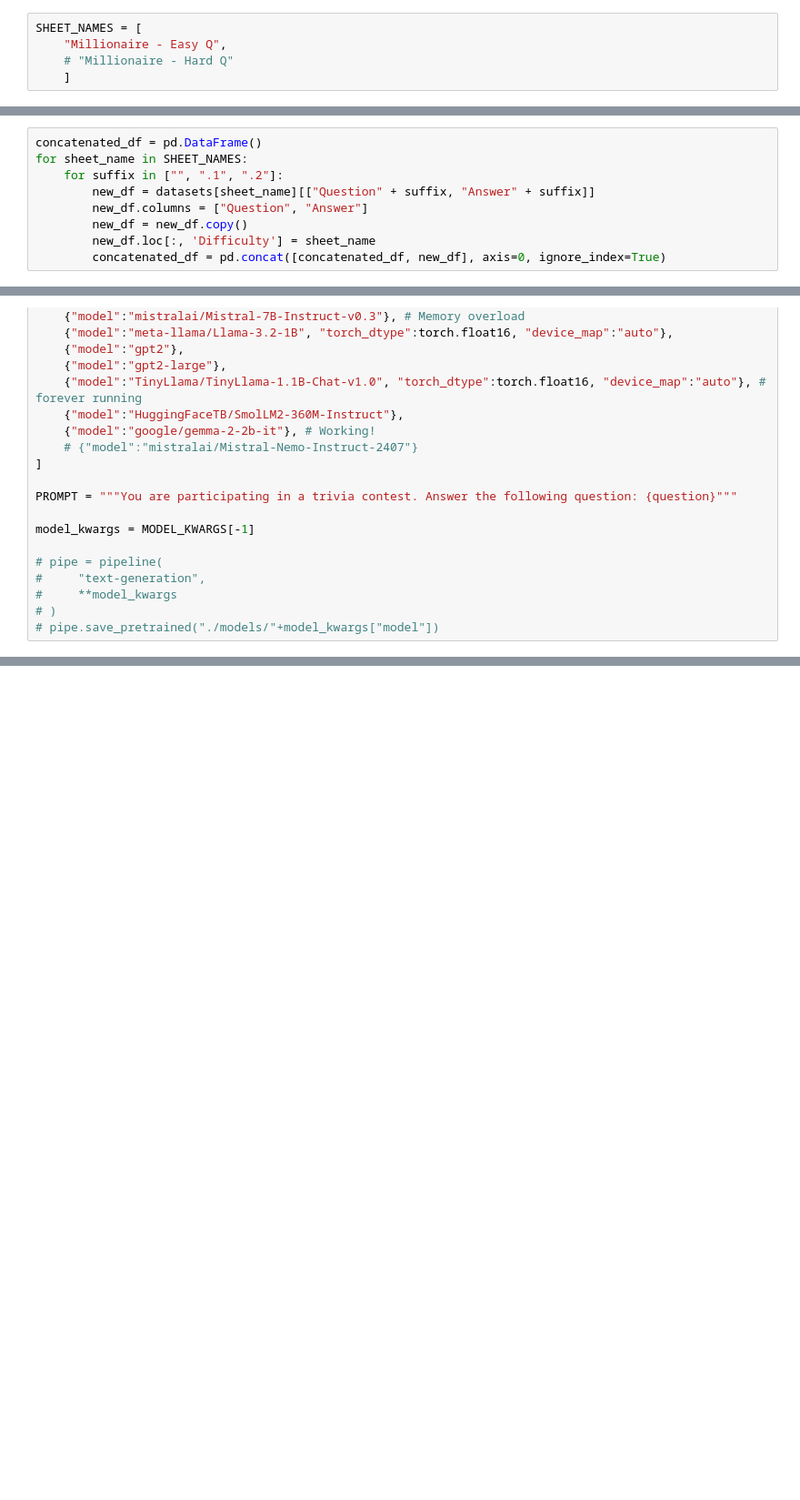
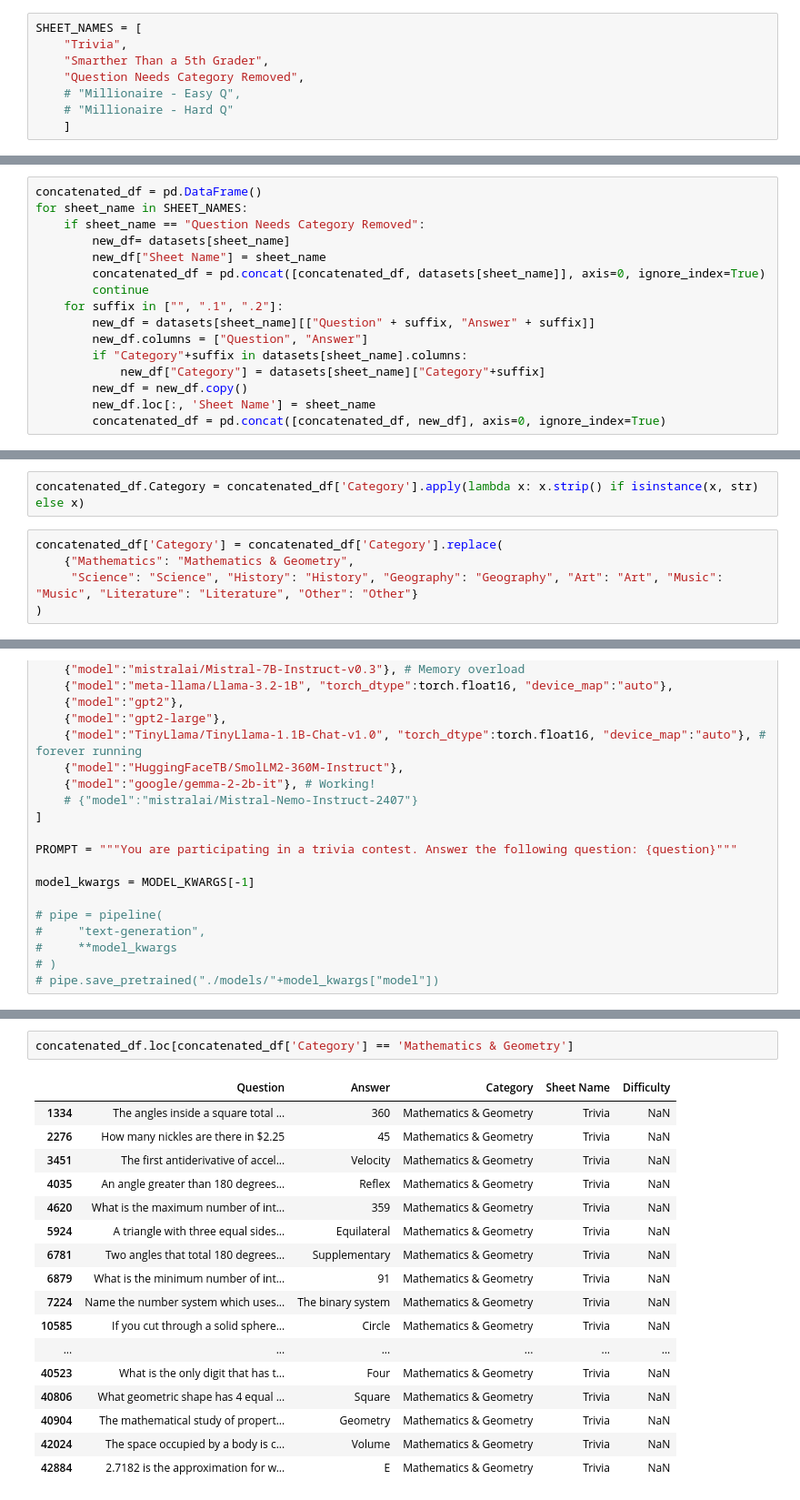
Before and after one commit to ltbrs/gpt-pursuit, a Jupyter notebook: data-acquisition/llm_answer_question.ipynb, the cells around one changed output, grey strips where cells are left out. Shown at 91% size. Cells and saved outputs as stored; diff of their text form; blank space fills up the shorter version.

```diff
--- a/data-acquisition/llm_answer_question.ipynb
+++ b/data-acquisition/llm_answer_question.ipynb
@@ -4,7 +4,10 @@ import pandas as pd
 # 1. Data loading
 # %%
 SHEET_NAMES = [
-    "Millionaire - Easy Q",
+    "Trivia",
+    "Smarther Than a 5th Grader",
+    "Question Needs Category Removed",
+    # "Millionaire - Easy Q",
     # "Millionaire - Hard Q"
     ]
 # %%
@@ -14,9 +17,16 @@ for sheet_name in SHEET_NAMES:
 # %%
 concatenated_df = pd.DataFrame()
 for sheet_name in SHEET_NAMES:
+    if sheet_name == "Question Needs Category Removed":
+        new_df= datasets[sheet_name]
+        new_df["Sheet Name"] = sheet_name
+        concatenated_df = pd.concat([concatenated_df, datasets[sheet_name]], axis=0, ignore_index=True)
+        continue
     for suffix in ["", ".1", ".2"]:
         new_df = datasets[sheet_name][["Question" + suffix, "Answer" + suffix]]
         new_df.columns = ["Question", "Answer"]
+        if "Category"+suffix in datasets[sheet_name].columns:
+            new_df["Category"] = datasets[sheet_name]["Category"+suffix]
         new_df = new_df.copy()
-        new_df.loc[:, 'Difficulty'] = sheet_name
+        new_df.loc[:, 'Sheet Name'] = sheet_name
         concatenated_df = pd.concat([concatenated_df, new_df], axis=0, ignore_index=True)
@@ -25,3 +49,10 @@ concatenated_df.to_csv("data/Trivia-Printable_merged.csv", index=False)
+# %%
+concatenated_df.Category = concatenated_df['Category'].apply(lambda x: x.strip() if isinstance(x, str) else x)
+# %%
+concatenated_df['Category'] = concatenated_df['Category'].replace(
+    {"Mathematics": "Mathematics & Geometry",
+     "Science": "Science", "History": "History", "Geography": "Geography", "Art": "Art", "Music": "Music", "Literature": "Literature", "Other": "Other"}
+)
 # %% [markdown]
 # 2. LLM challenger Answer a question
 # %%
@@ -72,0 +100,20 @@ text
+# %%
+concatenated_df.loc[concatenated_df['Category'] == 'Mathematics & Geometry']
+# %% [output]
+|  | Question | Answer | Category | Sheet Name | Difficulty |
+| 1334 | The angles inside a square total ... | 360 | Mathematics & Geometry | Trivia | NaN |
+| 2276 | How many nickles are there in $2.25 | 45 | Mathematics & Geometry | Trivia | NaN |
+| 3451 | The first antiderivative of accel... | Velocity | Mathematics & Geometry | Trivia | NaN |
+| 4035 | An angle greater than 180 degrees... | Reflex | Mathematics & Geometry | Trivia | NaN |
+| 4620 | What is the maximum number of int... | 359 | Mathematics & Geometry | Trivia | NaN |
+| 5924 | A triangle with three equal sides... | Equilateral | Mathematics & Geometry | Trivia | NaN |
+| 6781 | Two angles that total 180 degrees... | Supplementary | Mathematics & Geometry | Trivia | NaN |
+| 6879 | What is the minimum number of int... | 91 | Mathematics & Geometry | Trivia | NaN |
+| 7224 | Name the number system which uses... | The binary system | Mathematics & Geometry | Trivia | NaN |
+| 10585 | If you cut through a solid sphere... | Circle | Mathematics & Geometry | Trivia | NaN |
+| ... | ... | ... | ... | ... | ... |
+| 40523 | What is the only digit that has t... | Four | Mathematics & Geometry | Trivia | NaN |
+| 40806 | What geometric shape has 4 equal ... | Square | Mathematics & Geometry | Trivia | NaN |
+| 40904 | The mathematical study of propert... | Geometry | Mathematics & Geometry | Trivia | NaN |
+| 42024 | The space occupied by a body is c... | Volume | Mathematics & Geometry | Trivia | NaN |
+| 42884 | 2.7182 is the approximation for w... | E | Mathematics & Geometry | Trivia | NaN |
```
Also changed, not shown: parts of 9 cells of this notebook, 1 other file.
